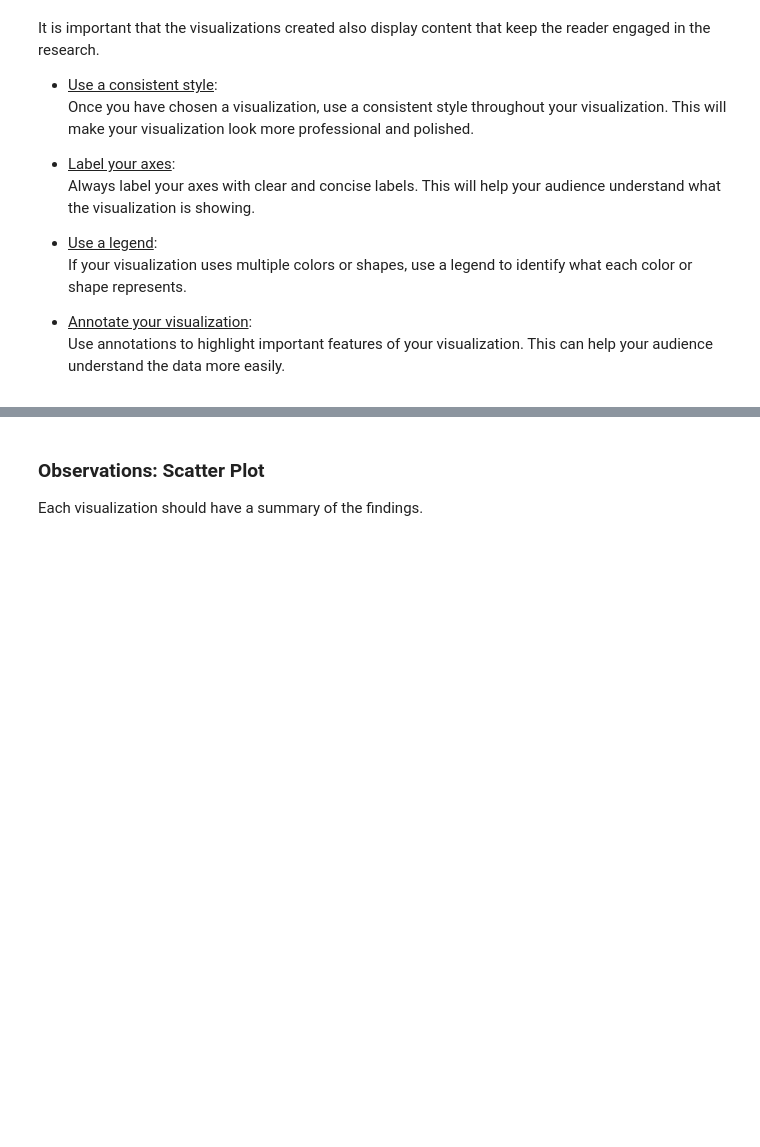
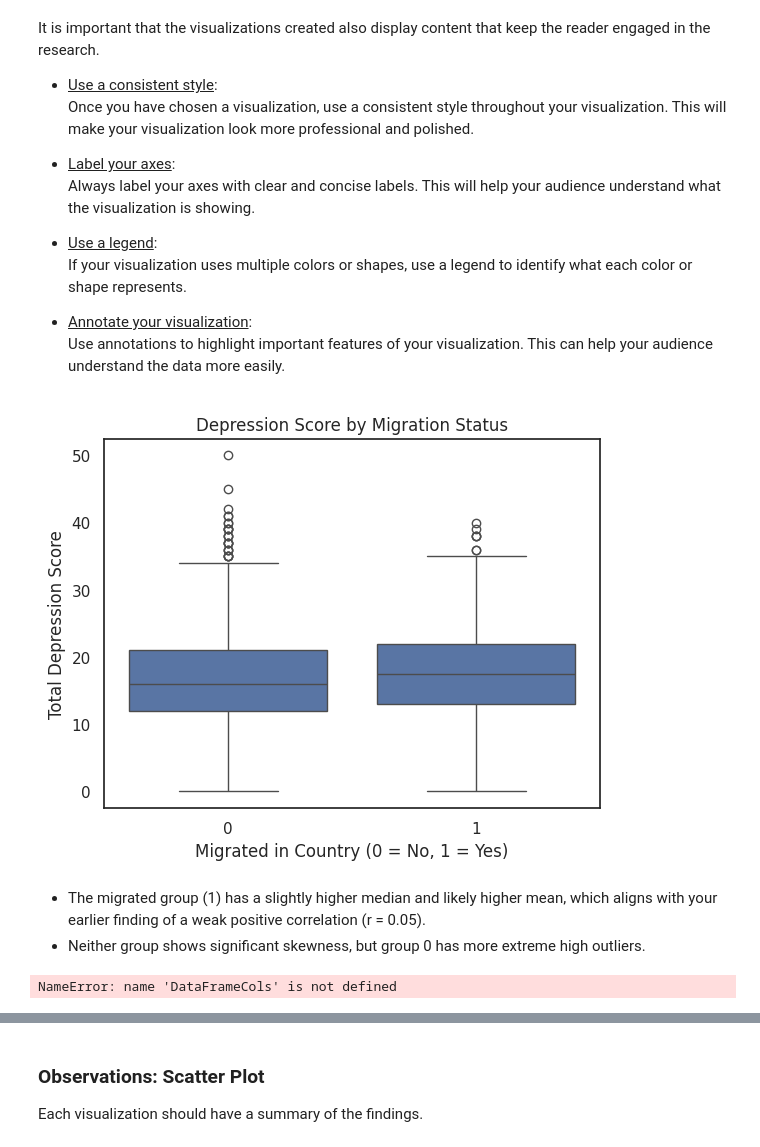
Before and after one commit to Qianyi0315/2025HUDS, a Jupyter notebook: Research_Skeleton_Notebook_Qianyi_THREAD.ipynb, the cells around one changed output, grey strips where cells are left out. Drawn from its saved outputs; the diff is of its cells as text; code cells hidden in the pictures; blank space fills up the shorter version.

```diff
--- a/Research_Skeleton_Notebook_Qianyi_THREAD.ipynb
+++ b/Research_Skeleton_Notebook_Qianyi_THREAD.ipynb
@@ -919,6 +920,20 @@ from bokeh.io import output_notebook, push_notebook, show
 from bokeh.models import Scatter, ColumnDataSource, Div, RangeSlider, Spinner, CustomJS
 # apply theme to current document
 curdoc().theme = 'light_minimal'
+# %%
+import seaborn as sns
+import matplotlib.pyplot as plt
+# get a box plot comparing different migtation status' depression scores
+sns.boxplot(x='migrated_in_country', y='Total_Score', data=NewSubsetmergeGhanadata)
+plt.title('Depression Score by Migration Status')
+plt.xlabel('Migrated in Country (0 = No, 1 = Yes)')
+plt.ylabel('Total Depression Score')
+plt.show()
+# %% [output]
+[figure, added]
+# %% [markdown]
+* The migrated group (1) has a slightly higher median and likely higher mean, which aligns with your earlier finding of a weak positive correlation (r = 0.05).
+* Neither group shows significant skewness, but group 0 has more extreme high outliers.
 # %%
 # Generate Box and Whisker chart
 # Import matplot lib to generate chart
@@ -930,7 +945,7 @@ labels = DataFrameCols
 fig, axs = plt.subplots(nrows=2, ncols=3, sharey=True)
 
 # first plot, row 1 column 1
-axs[0, 0].boxplot(DataFrameName['Column Name1'])
+axs[0, 0].boxplot(NewSubsetmergeGhanadata['Column Name1'])
 axs[0, 0].set_title('Column Name1')
 
 # second plot, row 1 column 2
@@ -961,6 +976,8 @@ for ax in axs.flat:
 fig.subplots_adjust(left=0.08, right=0.98, bottom=0.05, top=0.9,
                     hspace=0.4, wspace=0.3)
 plt.show()
+# %% [output]
+NameError: name 'DataFrameCols' is not defined
 # %% [markdown]
 ### Observations: Boxplot
 The boxplots show the presence of outliers beyond the top whiskers with a narrow data spread and a large number of upper outliers.
```
Also changed, not shown: parts of 3 cells of this notebook.
